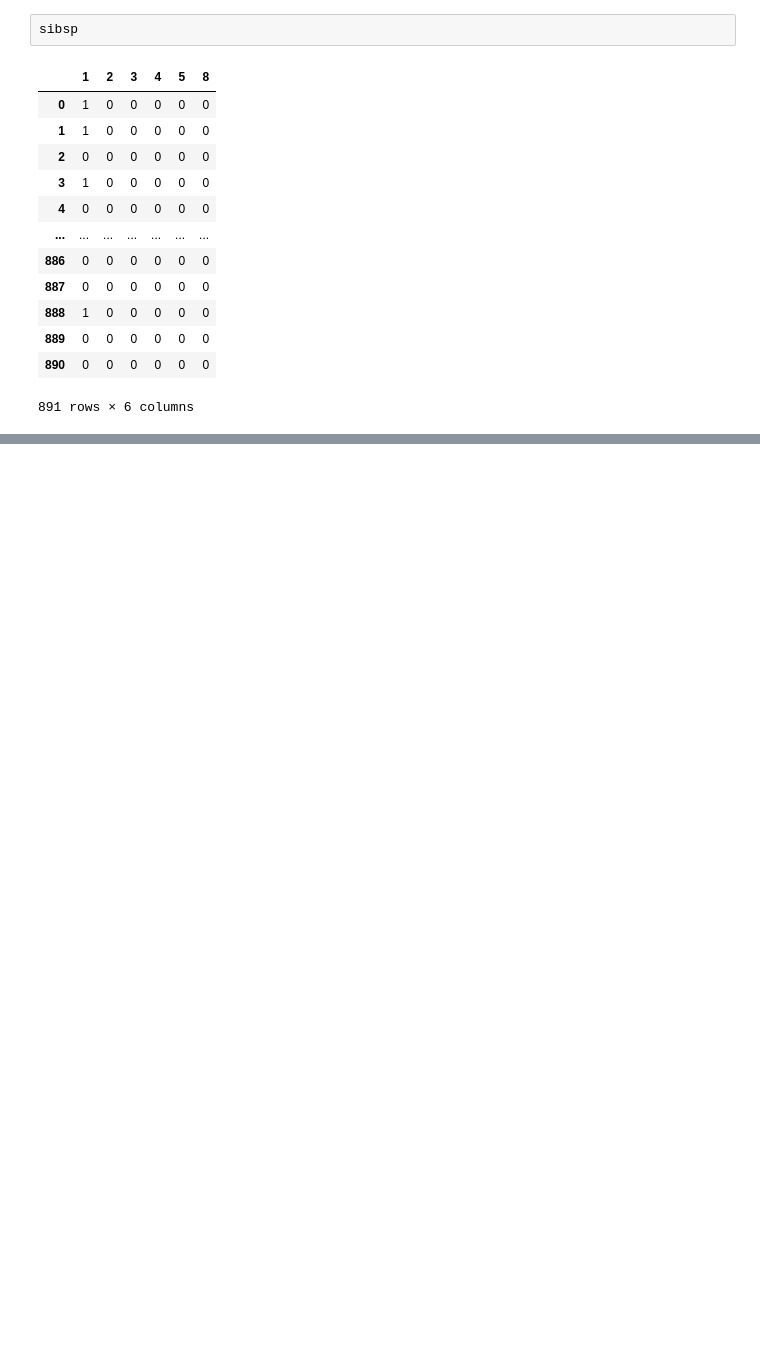
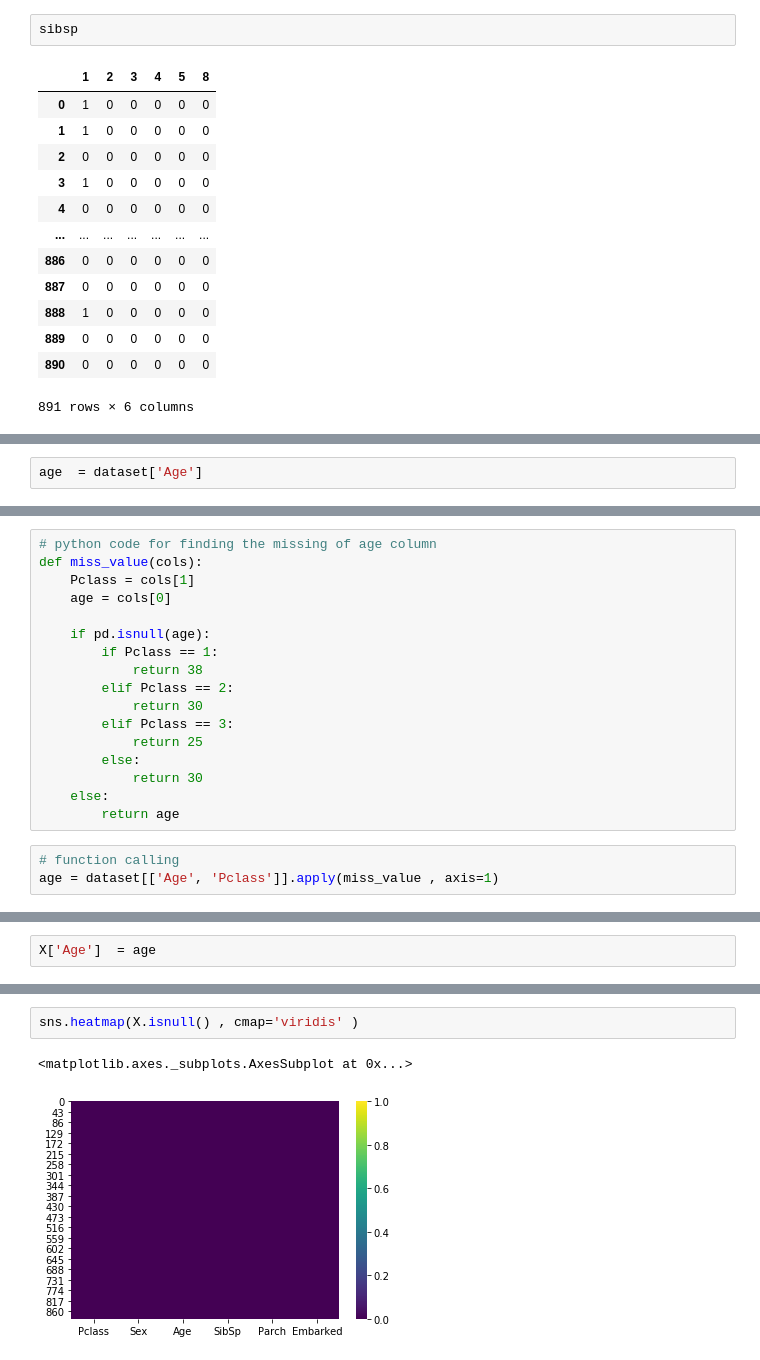
Before and after one commit to hackcoderr/machine-learning, a Jupyter notebook: Titanic-Project/titanic-main.ipynb, the cells around one changed output, grey strips where cells are left out. Saved outputs shown, nothing was run; the diff lists cells and outputs as text; blank space fills up the shorter version.

```diff
--- a/Titanic-Project/titanic-main.ipynb
+++ b/Titanic-Project/titanic-main.ipynb
@@ -186,0 +247,2 @@ sibsp
+# %%
+age  = dataset['Age']
@@ -186,0 +258,20 @@ sibsp
+# %%
+# python code for finding the missing of age column
+def miss_value(cols):
+    Pclass = cols[1]
+    age = cols[0]
+
+    if pd.isnull(age):
+        if Pclass == 1:
+            return 38
+        elif Pclass == 2:
+            return 30
+        elif Pclass == 3:
+            return 25
+        else:
+            return 30
+    else:
+        return age
+# %%
+# function calling
+age = dataset[['Age', 'Pclass']].apply(miss_value , axis=1)
@@ -186,0 +293,2 @@ sibsp
+# %%
+X['Age']  = age
@@ -186,0 +317,5 @@ sibsp
+# %%
+sns.heatmap(X.isnull() , cmap='viridis' )
+# %% [output]
+<matplotlib.axes._subplots.AxesSubplot at 0x...>
+[figure, added]
```
Also changed, not shown: parts of 12 cells of this notebook.
